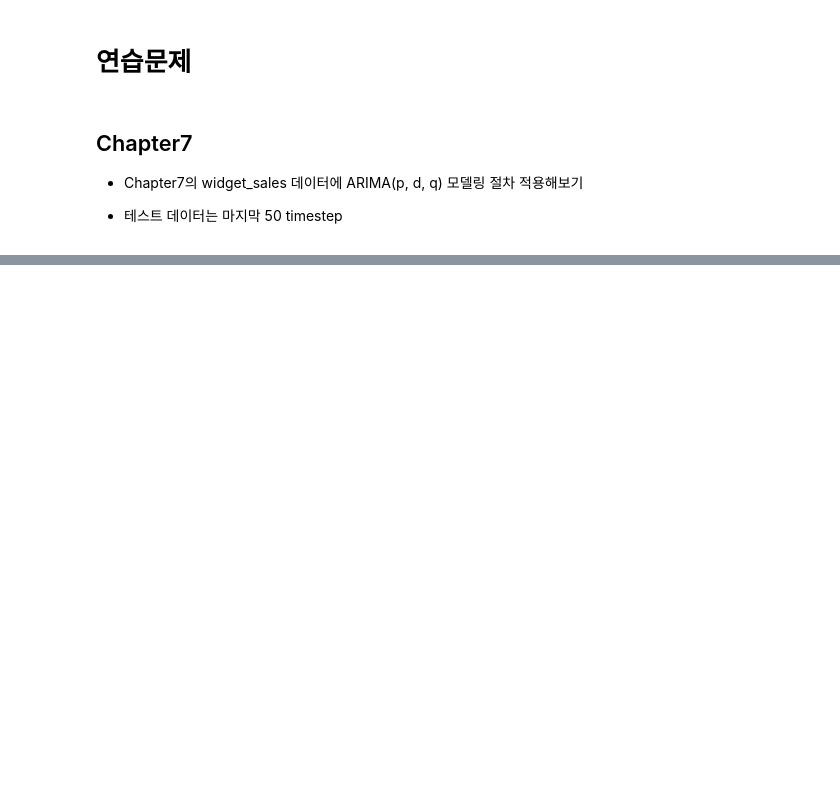
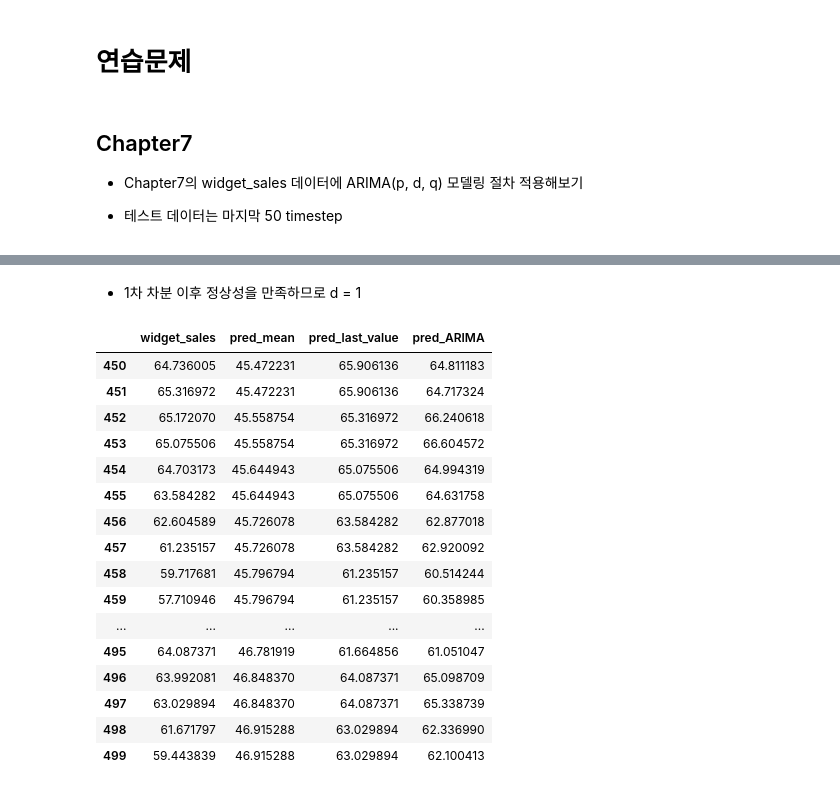
Before and after one commit to mygithub05253/EST-CAMP-AI-Quant, a Jupyter notebook: learning/05-time-series/10.비정상시계열예측.ipynb, the cells around one changed output, grey strips where cells are left out. Drawn from its saved outputs; the diff is of its cells as text; code cells hidden in the pictures; blank space fills up the shorter version.

```diff
--- a/learning/05-time-series/10.비정상시계열예측.ipynb
+++ b/learning/05-time-series/10.비정상시계열예측.ipynb
@@ -74,7 +74,7 @@ import pandas as pd
 import warnings
 warnings.filterwarnings('ignore')
 # %%
-df = pd.read_csv("./data/jj.csv")
+df = pd.read_csv("./data/csv/jj.csv")
 # %%
 df.head()
 # %% [output]
@@ -403,0 +451,24 @@ plt.show()
+# %% [markdown]
+- 1차 차분 이후 정상성을 만족하므로 d = 1
+# %%
+train = df[:-50]
+test = test[-50:]
+test
+# %% [output]
+|  | widget_sales | pred_mean | pred_last_value | pred_ARIMA |
+| 450 | 64.736005 | 45.472231 | 65.906136 | 64.811183 |
+| 451 | 65.316972 | 45.472231 | 65.906136 | 64.717324 |
+| 452 | 65.172070 | 45.558754 | 65.316972 | 66.240618 |
+| 453 | 65.075506 | 45.558754 | 65.316972 | 66.604572 |
+| 454 | 64.703173 | 45.644943 | 65.075506 | 64.994319 |
+| 455 | 63.584282 | 45.644943 | 65.075506 | 64.631758 |
+| 456 | 62.604589 | 45.726078 | 63.584282 | 62.877018 |
+| 457 | 61.235157 | 45.726078 | 63.584282 | 62.920092 |
+| 458 | 59.717681 | 45.796794 | 61.235157 | 60.514244 |
+| 459 | 57.710946 | 45.796794 | 61.235157 | 60.358985 |
+| ... | ... | ... | ... | ... |
+| 495 | 64.087371 | 46.781919 | 61.664856 | 61.051047 |
+| 496 | 63.992081 | 46.848370 | 64.087371 | 65.098709 |
+| 497 | 63.029894 | 46.848370 | 64.087371 | 65.338739 |
+| 498 | 61.671797 | 46.915288 | 63.029894 | 62.336990 |
+| 499 | 59.443839 | 46.915288 | 63.029894 | 62.100413 |
```
Also changed, not shown: parts of 26 cells of this notebook, 22 other files.
